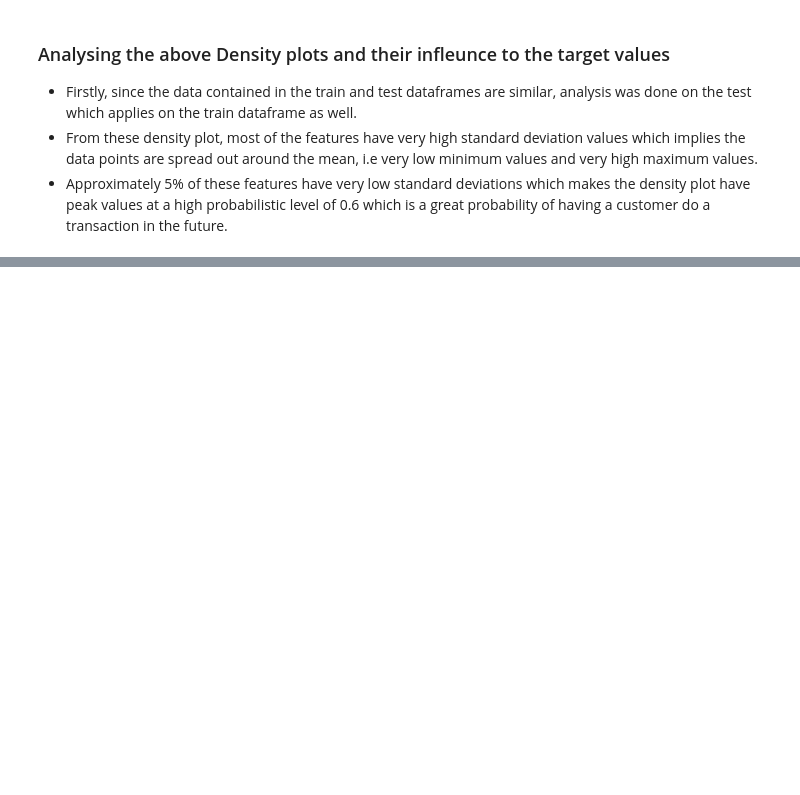
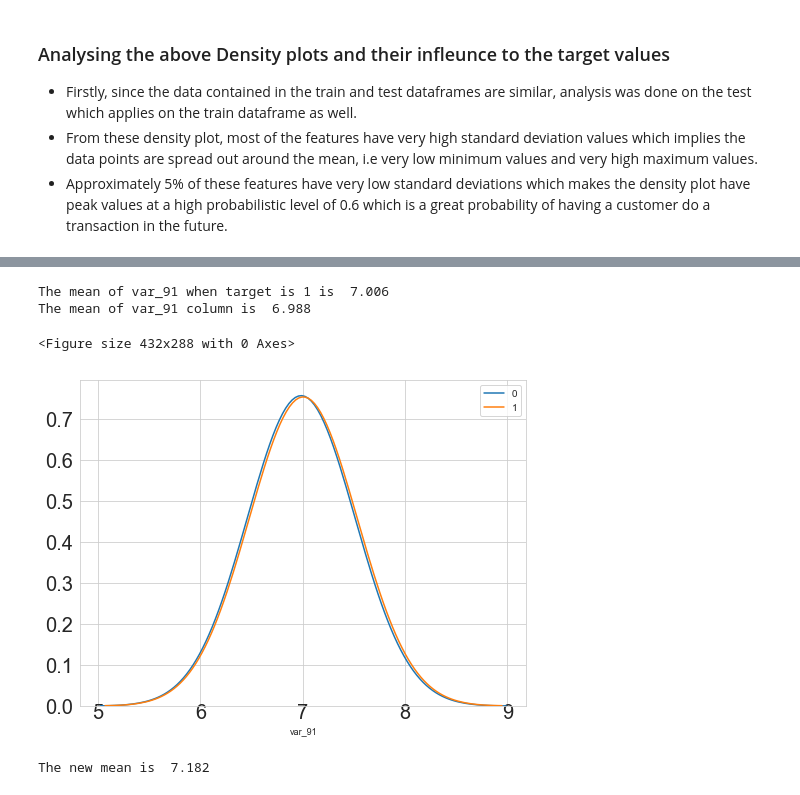
Before and after one commit to dzekem/Capstone-Project-Santander-Customer-Prediction-, a Jupyter notebook: Santander capstone project.ipynb, the cells around one changed output, grey strips where cells are left out. Saved outputs shown, nothing was run; the diff lists cells and outputs as text; code cells hidden in the pictures; blank space fills up the shorter version.

```diff
--- a/Santander capstone project.ipynb
+++ b/Santander capstone project.ipynb
@@ -159,0 +165,43 @@ plot_feature_distribution(t0, t1, '0', '1', features_2)
+# %%
+# Mean of the values when target is 1 is 7.006 which is slightly higher than the mean of var_1 as a whole.
+# Increasing the mean values of this feature and setting it as the null hypothesis will increase the probability of target being 1.
+# Ho is 7.2
+# Ha is <> 7.2
+mean1 = data[data.target==1].var_91.mean()      # mean of var_91 when target is 1
+print('The mean of var_91 when target is 1 is ', '%.3f' %(mean1))
+mean2 = data['var_91'].mean()      # mean of var_91 column.
+print('The mean of var_91 column is ', '%.3f' %(mean2))
+# %% [output]
+The mean of var_91 when target is 1 is  7.006
+The mean of var_91 column is  6.988
+# %%
+# Density plot of the feature var_91
+def plot_feature_distribution(df1, df2, label1, label2, features):
+    sns.set_style('whitegrid')
+    plt.figure()
+    fig, ax = plt.subplots(1,1,figsize=(8,6))
+
+    for feature in features:
+        sns.kdeplot(df1[feature], bw=0.5,label=label1)
+        sns.kdeplot(df2[feature], bw=0.5,label=label2)
+        plt.xlabel(feature, fontsize=9)
+        locs, labels = plt.xticks()
+        plt.tick_params(axis='x', which='major', labelsize=20, pad=-6)
+        plt.tick_params(axis='y', which='major', labelsize=20)
+    plt.show();
+
+t0 = data.loc[data['target'] == 0]
+t1 = data.loc[data['target'] == 1]
+features_1 = data.columns.values[93:94]
+plot_feature_distribution(t0, t1, '0', '1', features_1)
+# %% [output]
+<Figure size 432x288 with 0 Axes>
+[figure, added]
+# %%
+# Applying Boostrap hypothesis testing
+# subtract the mean of var_91 from each var_91 value and add the null hypothesis value
+data['mean subtract'] = data['var_91'] - mean1 + 7.2
+mean2 = data['mean subtract'].mean()
+print('The new mean is ', '%.3f' %(mean2))
+# %% [output]
+The new mean is  7.182
```
Also changed, not shown: parts of 24 cells of this notebook.
